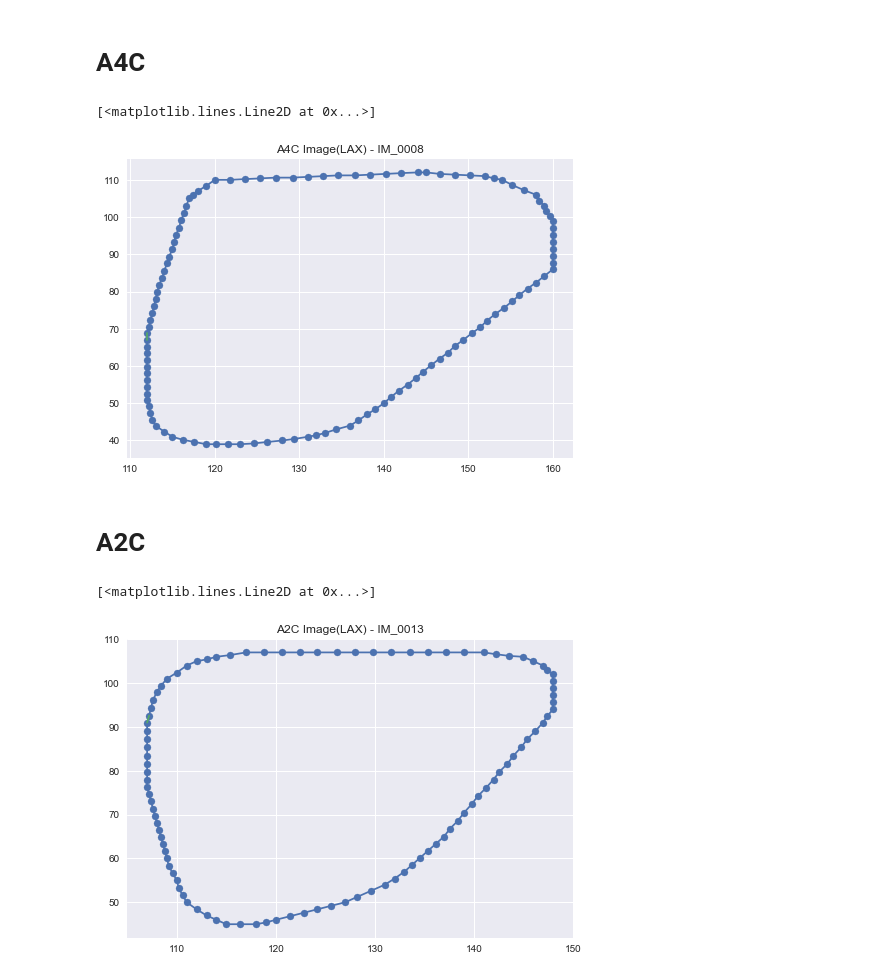
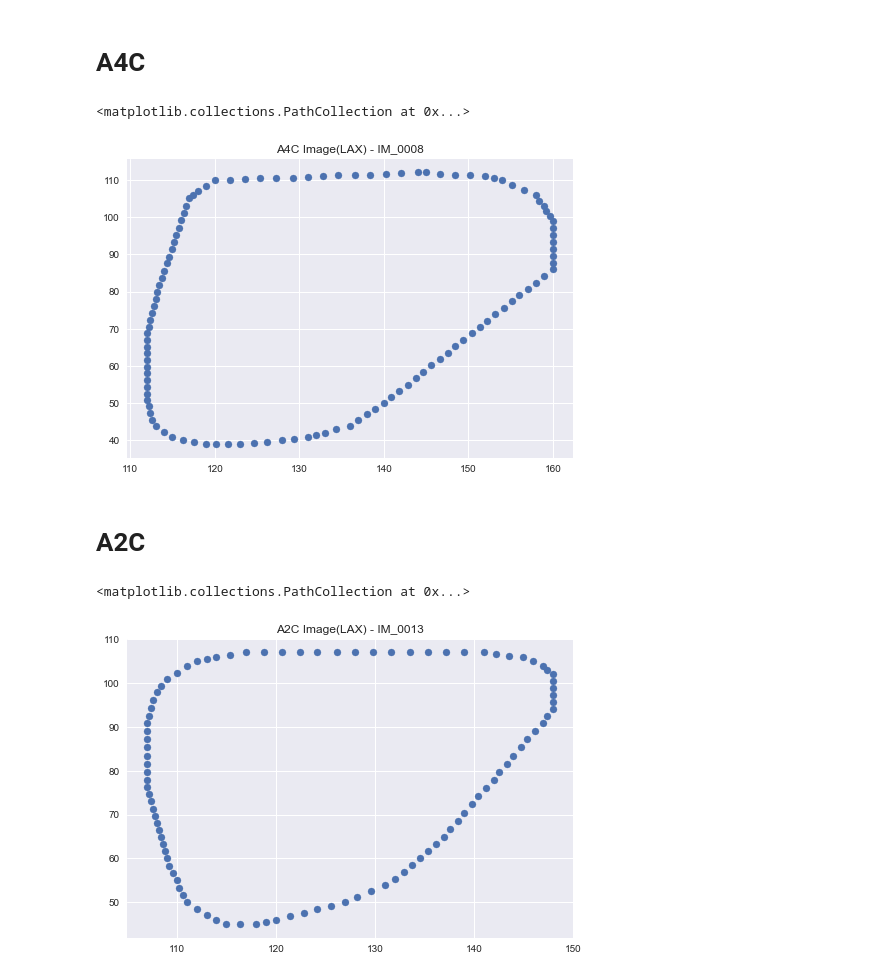
Before and after one commit to MASHOD0/hAIoTthon, a Jupyter notebook: problem statement 2/readingvals.ipynb, the cells around one changed output. Cells and saved outputs as stored; diff of their text form; code cells hidden in the pictures.

```diff
--- a/problem statement 2/readingvals.ipynb
+++ b/problem statement 2/readingvals.ipynb
@@ -12,11 +12,9 @@ with open("data/IM_0003-01_inx.txt", "r") as file:
         point = line.split()
         x_3.append(float(line.split()[0]))
         y_3.append(float(line.split()[1]))
-        curve.append(point)
+
 # plotting the graph
 plt.style.use('seaborn')
 plt.title("Basal Image(SAX) - IM_0003")
 plt.scatter(x_3, y_3)
-plt.plot(x_3, y_3)
-plt.plot((x_3[0], x_3[len(x_3)-1]), (y_3[0], y_3[len(y_3)-1]))
 # %% [output]
@@ -53,11 +49,9 @@ with open("data/IM_0005-01_inx.txt", "r") as file:
         point = line.split()
         x_5.append(float(line.split()[0]))
         y_5.append(float(line.split()[1]))
-        curve.append(point)
+
 #plotting the plot
 plt.style.use('seaborn')
 plt.title("Apical Image(SAX) - IM_0003")
 plt.scatter(x_5, y_5)
-plt.plot(x_5, y_5)
-plt.plot((x_5[0], x_5[len(x_5)-1]), (y_5[0], y_5[len(y_5)-1]))
 # %% [output]
@@ -78,29 +72,25 @@ with open("data/IM_0008-01_inx.txt", "r") as file:
 plt.style.use('seaborn')
 plt.title("A4C Image(LAX) - IM_0008")
 plt.scatter(x_8, y_8)
-plt.plot(x_8, y_8)
-plt.plot((x_8[0], x_8[len(x_8)-1]), (y_8[0], y_8[len(y_8)-1]))
 # %% [output]
-[<matplotlib.lines.Line2D at 0x...>]
+<matplotlib.collections.PathCollection at 0x...>
-[figure, old version]
+[figure, new version]
 # %% [markdown]
 # A2C
 # %%
 x_13 = []
 y_13 = []
 # taking input
 with open("data/IM_0013-01_inx.txt", "r") as file:
     for line in file:
         point = line.split()
         x_13.append(float(line.split()[0]))
         y_13.append(float(line.split()[1]))
-        curve.append(point)
+
 # plotting the output
 plt.style.use('seaborn')
 plt.title("A2C Image(LAX) - IM_0013")
 plt.scatter(x_13, y_13)
-plt.plot(x_13, y_13)
-plt.plot((x_13[0], x_13[len(x_13)-1]), (y_13[0], y_13[len(y_13)-1]))
 # %% [output]
-[<matplotlib.lines.Line2D at 0x...>]
+<matplotlib.collections.PathCollection at 0x...>
-[figure, old version]
+[figure, new version]
```
Also changed, not shown: parts of 7 cells of this notebook, 3 other files.
